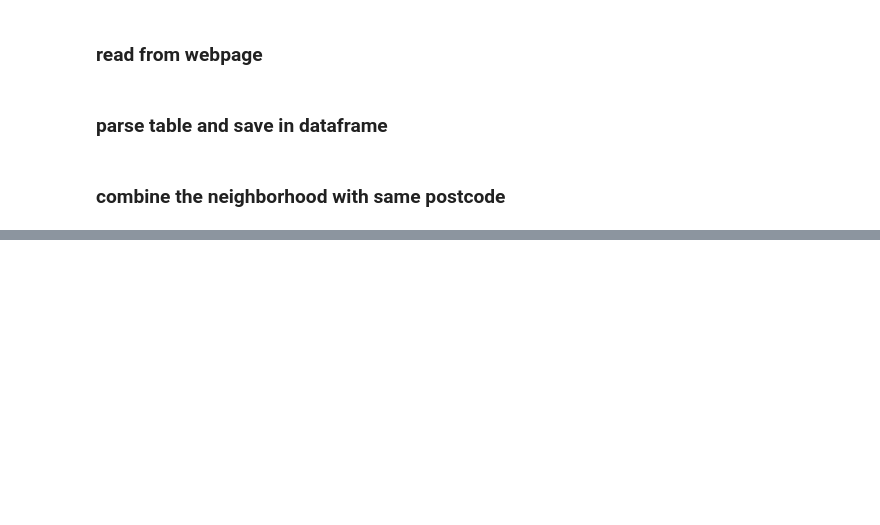
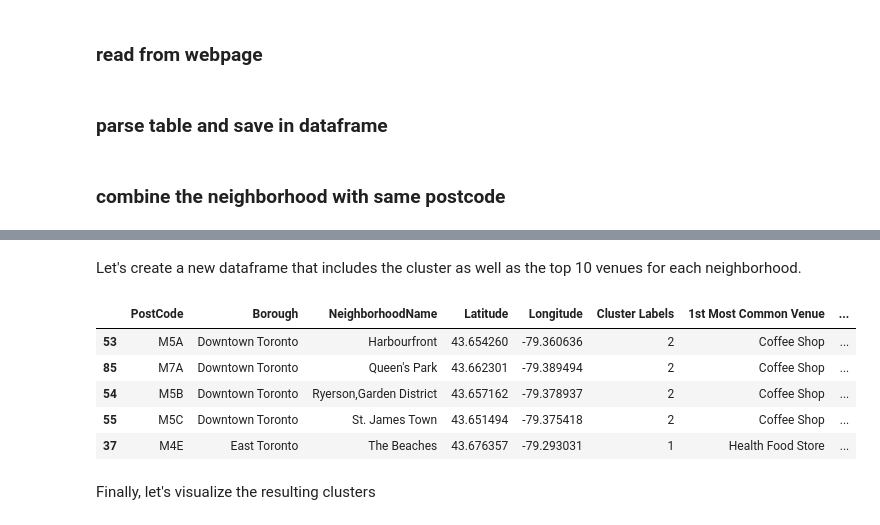
Before and after one commit to digitdapeng/IBM_DS, a Jupyter notebook: C9_Capstone/IBM DS Capstone WW3 Project.ipynb, the cells around one changed output, grey strips where cells are left out. Drawn from its saved outputs; the diff is of its cells as text; code cells hidden in the pictures; blank space fills up the shorter version.

```diff
--- a/C9_Capstone/IBM DS Capstone WW3 Project.ipynb
+++ b/C9_Capstone/IBM DS Capstone WW3 Project.ipynb
@@ -80,0 +602,20 @@ post_final.shape
+# %% [markdown]
+Let's create a new dataframe that includes the cluster as well as the top 10 venues for each neighborhood.
+# %%
+# add clustering labels
+neighborhoods_venues_sorted.insert(0, 'Cluster Labels', kmeans.labels_)
+
+toronto_merged = toronto_bor
+
+# merge toronto_grouped with toronto_data to add latitude/longitude for each neighborhood
+toronto_merged = toronto_merged.join(neighborhoods_venues_sorted.set_index('NeighborhoodName'), on='NeighborhoodName')
+toronto_merged.head() # check the last columns!
+# %% [output]
+|  | PostCode | Borough | NeighborhoodName | Latitude | Longitude | Cluster Labels | 1st Most Common Venue | ... |
+| 53 | M5A | Downtown Toronto | Harbourfront | 43.654260 | -79.360636 | 2 | Coffee Shop | ... |
+| 85 | M7A | Downtown Toronto | Queen's Park | 43.662301 | -79.389494 | 2 | Coffee Shop | ... |
+| 54 | M5B | Downtown Toronto | Ryerson,Garden District | 43.657162 | -79.378937 | 2 | Coffee Shop | ... |
+| 55 | M5C | Downtown Toronto | St. James Town | 43.651494 | -79.375418 | 2 | Coffee Shop | ... |
+| 37 | M4E | East Toronto | The Beaches | 43.676357 | -79.293031 | 1 | Health Food Store | ... |
+# %% [markdown]
+Finally, let's visualize the resulting clusters
```
Also changed, not shown: parts of 74 cells of this notebook, 2 other files.
